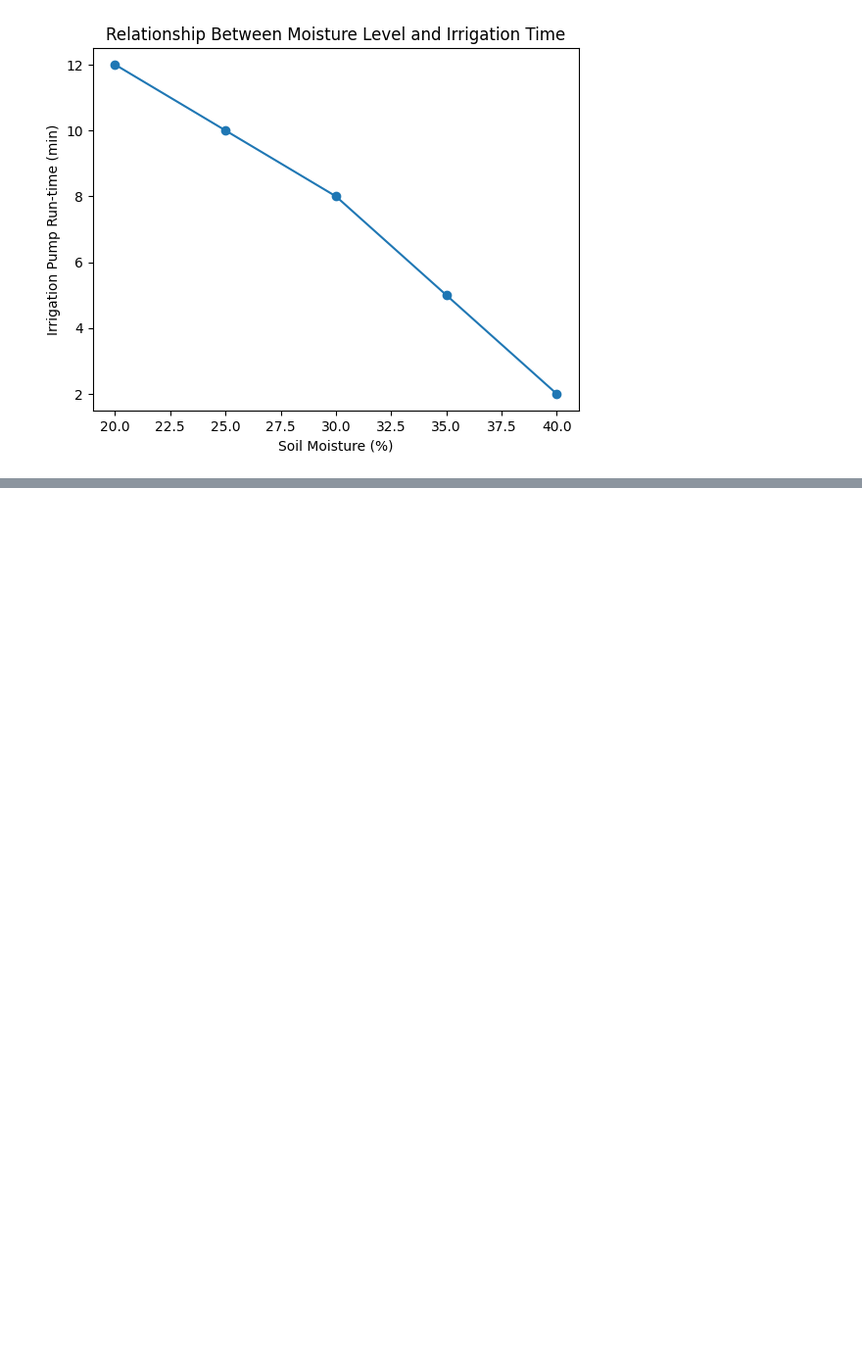
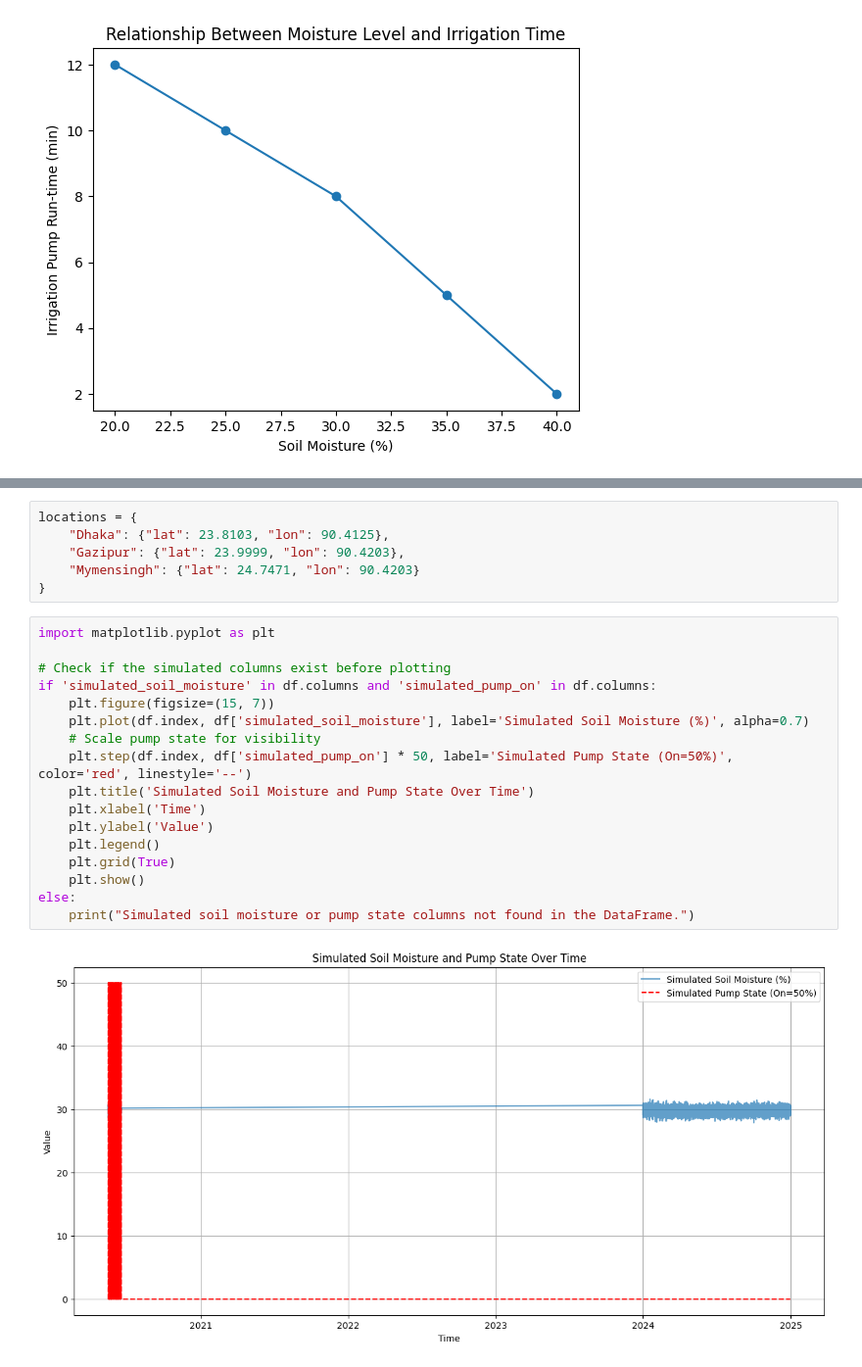
Before and after one commit to mahfuzaakter/fordatascience, a Jupyter notebook: for_capstone_report_.ipynb, the cells around one changed output, grey strips where cells are left out. Shown at 98% size. Saved outputs shown, nothing was run; the diff lists cells and outputs as text; blank space fills up the shorter version.

```diff
--- a/for_capstone_report_.ipynb
+++ b/for_capstone_report_.ipynb
@@ -201,0 +635,25 @@ plt.show()
+# %%
+locations = {
+    "Dhaka": {"lat": 23.8103, "lon": 90.4125},
+    "Gazipur": {"lat": 23.9999, "lon": 90.4203},
+    "Mymensingh": {"lat": 24.7471, "lon": 90.4203}
+}
+# %%
+import matplotlib.pyplot as plt
+
+# Check if the simulated columns exist before plotting
+if 'simulated_soil_moisture' in df.columns and 'simulated_pump_on' in df.columns:
+    plt.figure(figsize=(15, 7))
+    plt.plot(df.index, df['simulated_soil_moisture'], label='Simulated Soil Moisture (%)', alpha=0.7)
+    # Scale pump state for visibility
+    plt.step(df.index, df['simulated_pump_on'] * 50, label='Simulated Pump State (On=50%)', color='red', linestyle='--')
+    plt.title('Simulated Soil Moisture and Pump State Over Time')
+    plt.xlabel('Time')
+    plt.ylabel('Value')
+    plt.legend()
+    plt.grid(True)
+    plt.show()
+else:
+    print("Simulated soil moisture or pump state columns not found in the DataFrame.")
+# %% [output]
+[figure, added]
```
Also changed, not shown: parts of 55 cells of this notebook.
